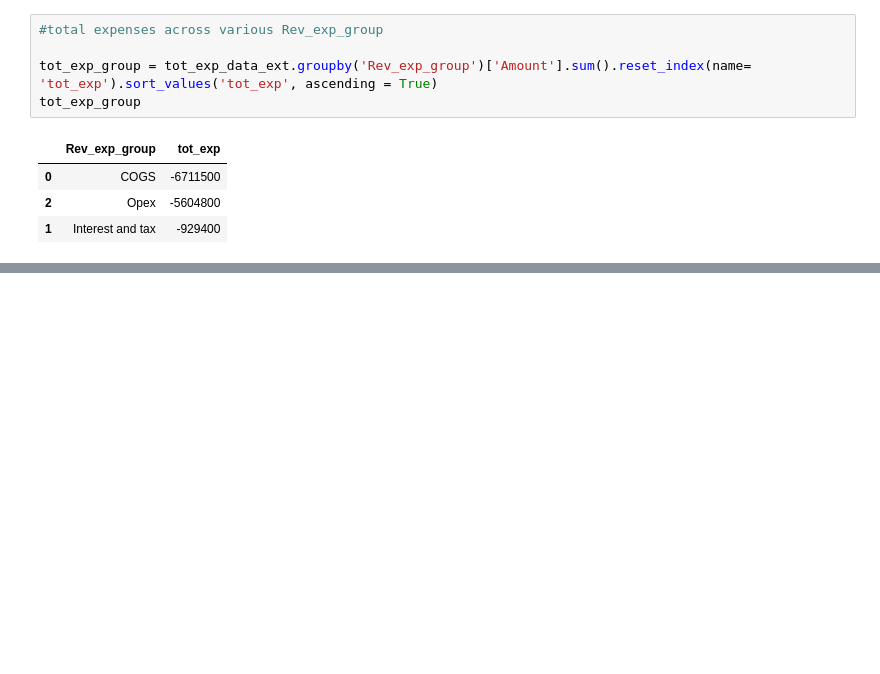
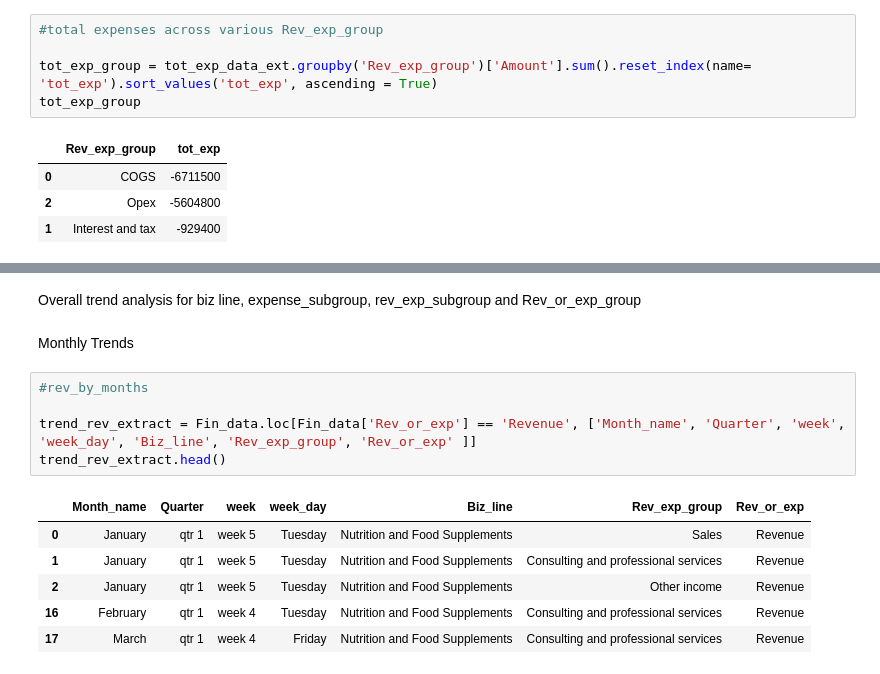
Before and after one commit to djibril968/Python_projects, a Jupyter notebook: Onyx_Financial_Analysis.ipynb, the cells around one changed output, grey strips where cells are left out. Cells and saved outputs as stored; diff of their text form; blank space fills up the shorter version.

```diff
--- a/Onyx_Financial_Analysis.ipynb
+++ b/Onyx_Financial_Analysis.ipynb
@@ -415,0 +374,16 @@ Fin_data.groupby(['Biz_line', 'Rev_or_exp'])['Rev_exp_group'].value_counts().res
+# %% [markdown]
+Overall trend analysis for biz line, expense_subgroup, rev_exp_subgroup and Rev_or_exp_group
+# %% [markdown]
+Monthly Trends
+# %%
+#rev_by_months
+
+trend_rev_extract = Fin_data.loc[Fin_data['Rev_or_exp'] == 'Revenue', ['Month_name', 'Quarter', 'week', 'week_day', 'Biz_line', 'Rev_exp_group', 'Rev_or_exp' ]]
+trend_rev_extract.head()
+# %% [output]
+|  | Month_name | Quarter | week | week_day | Biz_line | Rev_exp_group | Rev_or_exp |
+| 0 | January | qtr 1 | week 5 | Tuesday | Nutrition and Food Supplements | Sales | Revenue |
+| 1 | January | qtr 1 | week 5 | Tuesday | Nutrition and Food Supplements | Consulting and professional services | Revenue |
+| 2 | January | qtr 1 | week 5 | Tuesday | Nutrition and Food Supplements | Other income | Revenue |
+| 16 | February | qtr 1 | week 4 | Tuesday | Nutrition and Food Supplements | Consulting and professional services | Revenue |
+| 17 | March | qtr 1 | week 4 | Friday | Nutrition and Food Supplements | Consulting and professional services | Revenue |
```
Also changed, not shown: parts of 9 cells of this notebook.
